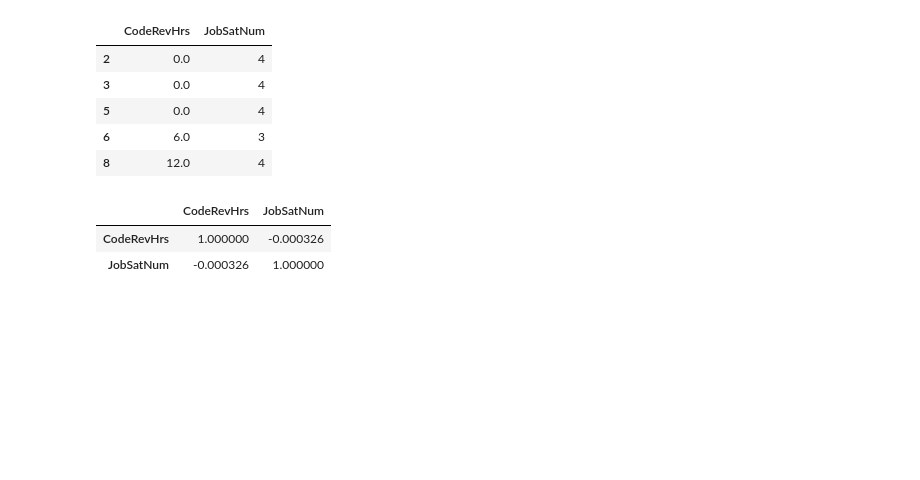
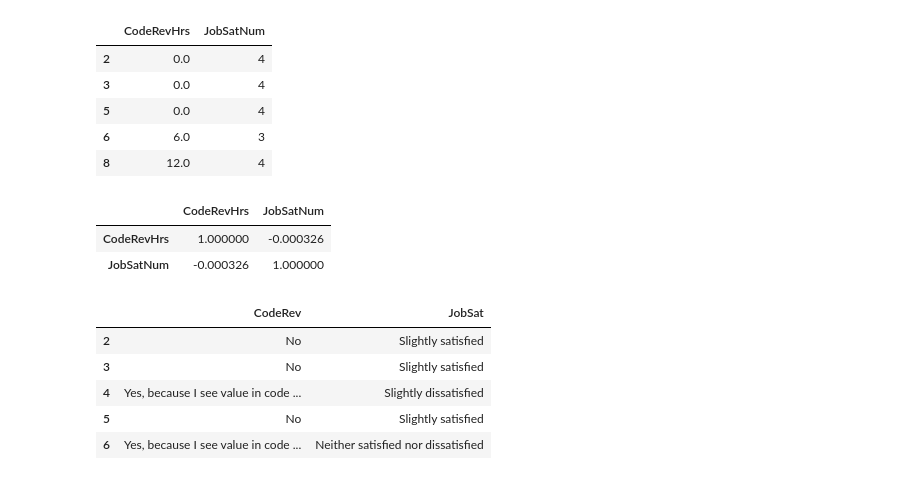
Before and after one commit to jamsidedown/data_science_blog_post_udacity, a Jupyter notebook: src/code_review_job_satisfaction.ipynb, the cells around one changed output. Drawn from its saved outputs; the diff is of its cells as text; code cells hidden in the pictures; blank space fills up the shorter version.

```diff
--- a/src/code_review_job_satisfaction.ipynb
+++ b/src/code_review_job_satisfaction.ipynb
@@ -175,3 +175,13 @@ filled.corr()
 |  | CodeRevHrs | JobSatNum |
 | CodeRevHrs | 1.000000 | -0.000326 |
 | JobSatNum | -0.000326 | 1.000000 |
+# %%
+binary_rev = df[['CodeRev', 'JobSat']]
+binary_rev.head()
+# %% [output]
+|  | CodeRev | JobSat |
+| 2 | No | Slightly satisfied |
+| 3 | No | Slightly satisfied |
+| 4 | Yes, because I see value in code ... | Slightly dissatisfied |
+| 5 | No | Slightly satisfied |
+| 6 | Yes, because I see value in code ... | Neither satisfied nor dissatisfied |
```
Also changed, not shown: parts of 4 cells of this notebook.
